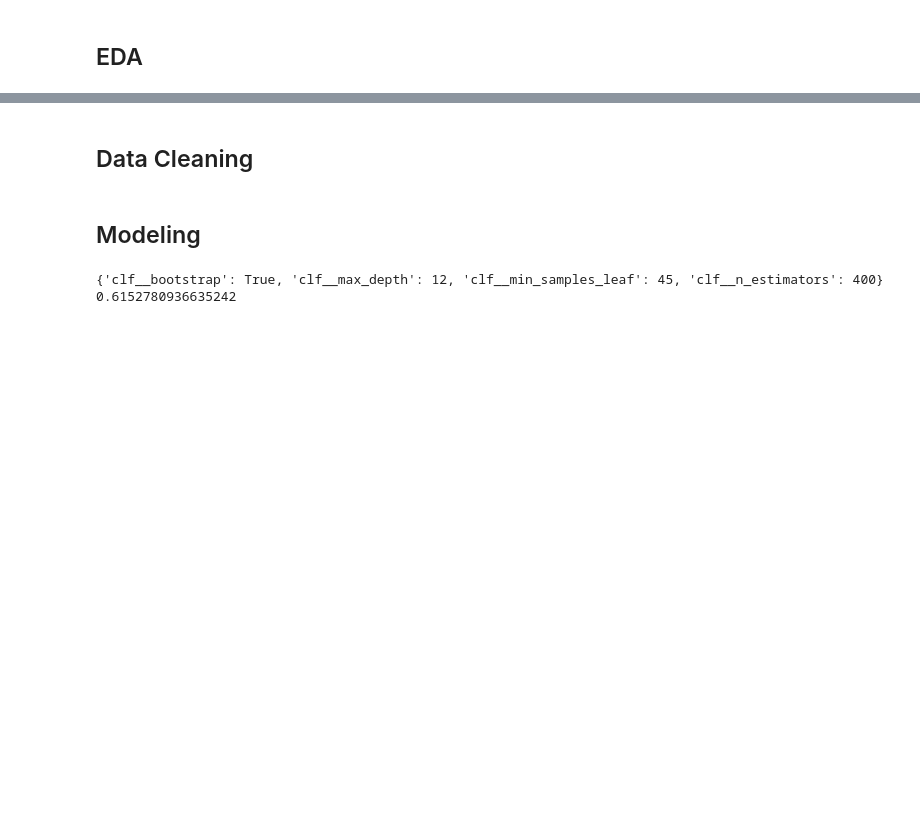
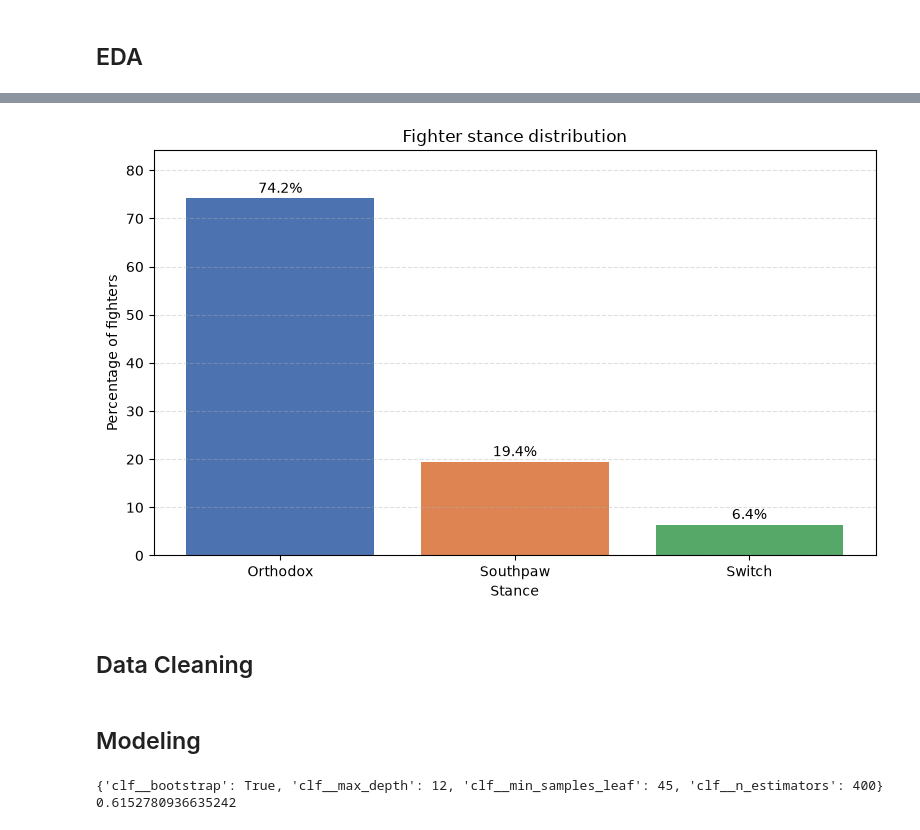
Before and after one commit to kormakursnorra/MachineLearningRepo, a Jupyter notebook: Project1/src/kormakur_notebook.ipynb, the cells around one changed output, grey strips where cells are left out. Cells and saved outputs as stored; diff of their text form; code cells hidden in the pictures; blank space fills up the shorter version.

```diff
--- a/Project1/src/kormakur_notebook.ipynb
+++ b/Project1/src/kormakur_notebook.ipynb
@@ -62,3 +151,31 @@ plt.show()
+# %%
+stances = ["Orthodox", "Southpaw", "Switch"]
+
+fighter_stances = pd.concat([
+    data_frame["red_stance"].rename("stance"),
+    data_frame["blue_stance"].rename("stance"),
+], ignore_index=True).astype("string").str.strip()
+fighter_stances = fighter_stances[fighter_stances.isin(stances)]
+
+stance_counts = fighter_stances.value_counts().reindex(stances, fill_value=0)
+stance_percentages = stance_counts / stance_counts.sum() * 100
+
+fig, ax = plt.subplots(figsize=(8, 5))
+bars = ax.bar(stances, stance_percentages, color=["#4c72b0", "#dd8452", "#55a868"])
+for bar, percentage in zip(bars, stance_percentages):
+    ax.text(bar.get_x() + bar.get_width() / 2, bar.get_height() + 0.5,
+            f"{percentage:.1f}%", ha="center", va="bottom")
+
+ax.set_title("Fighter stance distribution")
+ax.set_xlabel("Stance")
+ax.set_ylabel("Percentage of fighters")
+ax.set_ylim(0, max(stance_percentages) + 10)
+ax.grid(axis="y", linestyle="--", alpha=0.4)
+fig.tight_layout()
+fig.savefig(plot_dir / "fighter_stance_distribution.png", dpi=110)
+plt.show()
+# %% [output]
+[figure, added]
 # %% [markdown]
 ## Data Cleaning
 # %%
```
Also changed, not shown: parts of 3 cells of this notebook, 8 other files.
